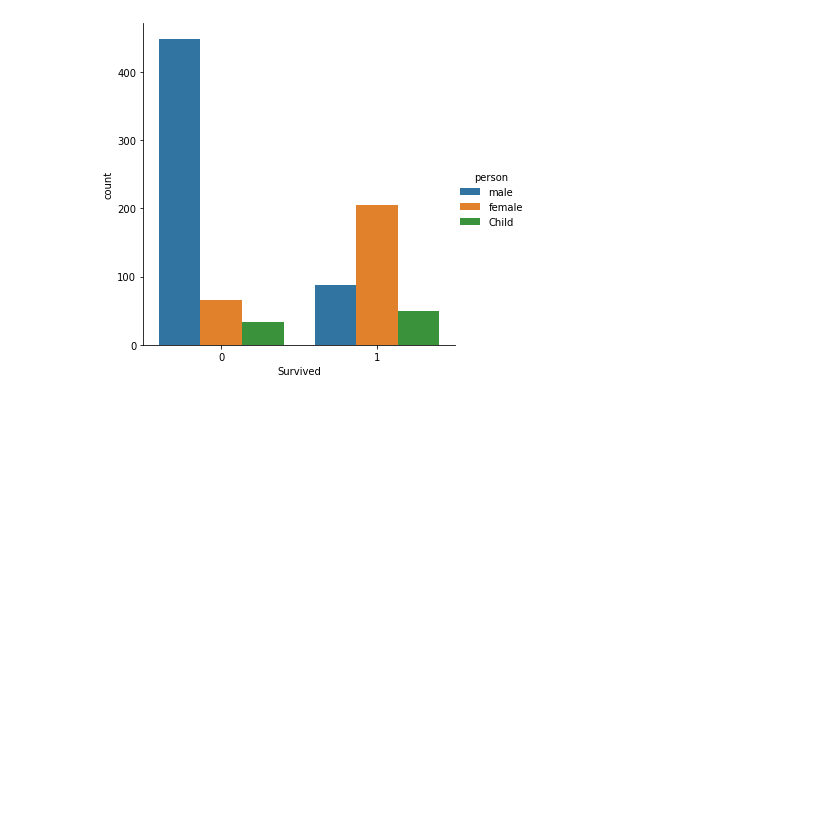
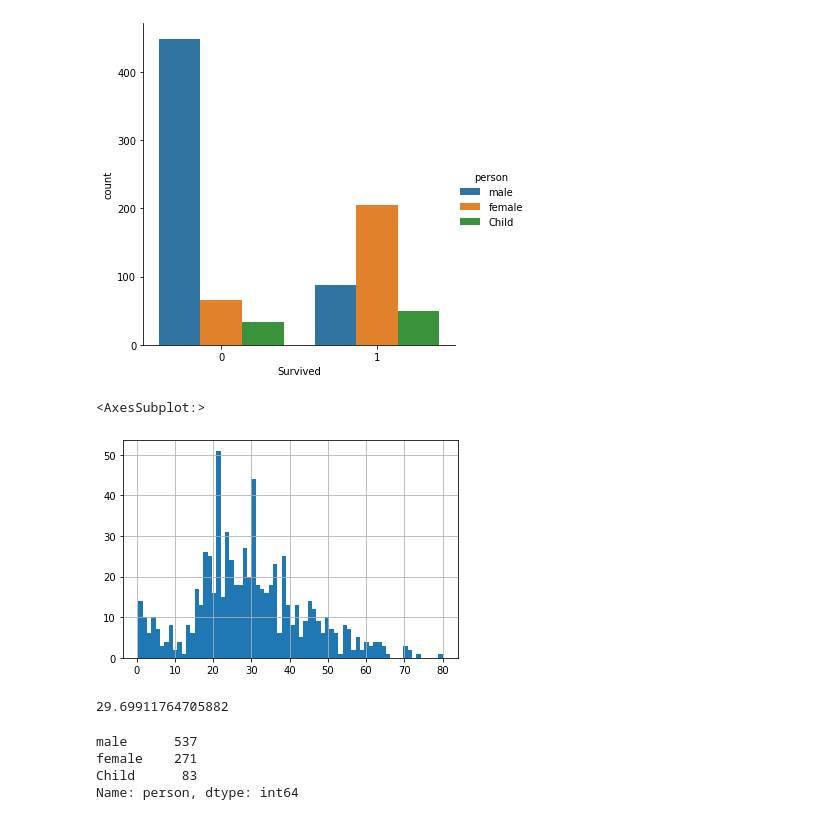
Before and after one commit to LasyaBhaskara/Data-Analysis-Projects, a Jupyter notebook: Titanic/Titanic Project.ipynb, the cells around one changed output. Drawn from its saved outputs; the diff is of its cells as text; code cells hidden in the pictures; blank space fills up the shorter version.

```diff
--- a/Titanic/Titanic Project.ipynb
+++ b/Titanic/Titanic Project.ipynb
@@ -166,0 +148,16 @@ sns.catplot(x='Survived',data=titanic,hue='person',kind='count')
+# %%
+titanic['Age'].hist(bins=70) #numerical variable
+# %% [output]
+<AxesSubplot:>
+[figure, added]
+# %%
+titanic['Age'].mean() # most people lie around the age of 20 to 30.
+# %% [output]
+29.69911764705882
+# %%
+titanic['person'].value_counts()
+# %% [output]
+male      537
+female    271
+Child      83
+Name: person, dtype: int64
```
Also changed, not shown: parts of 25 cells of this notebook, 3 other files.
